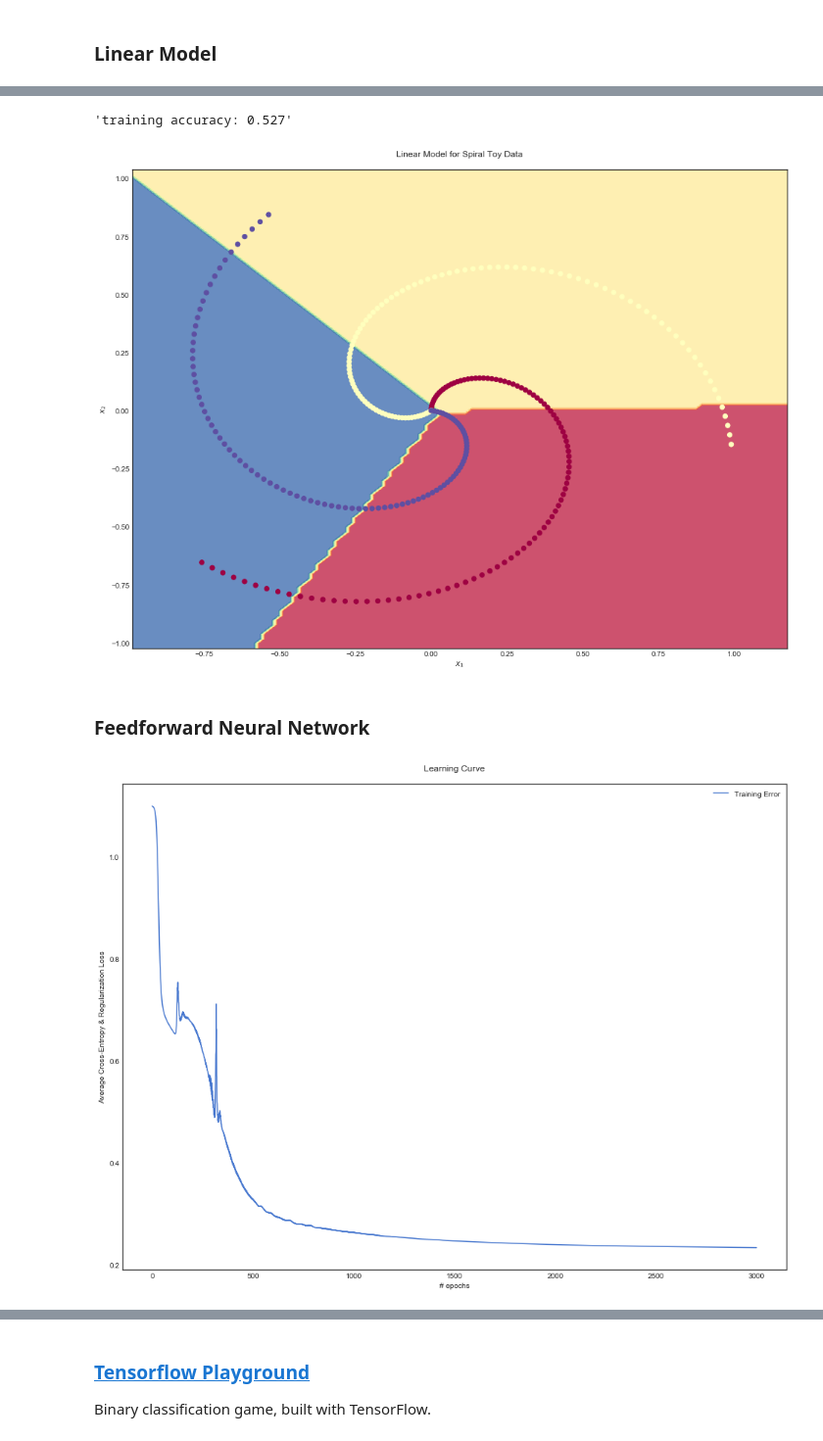
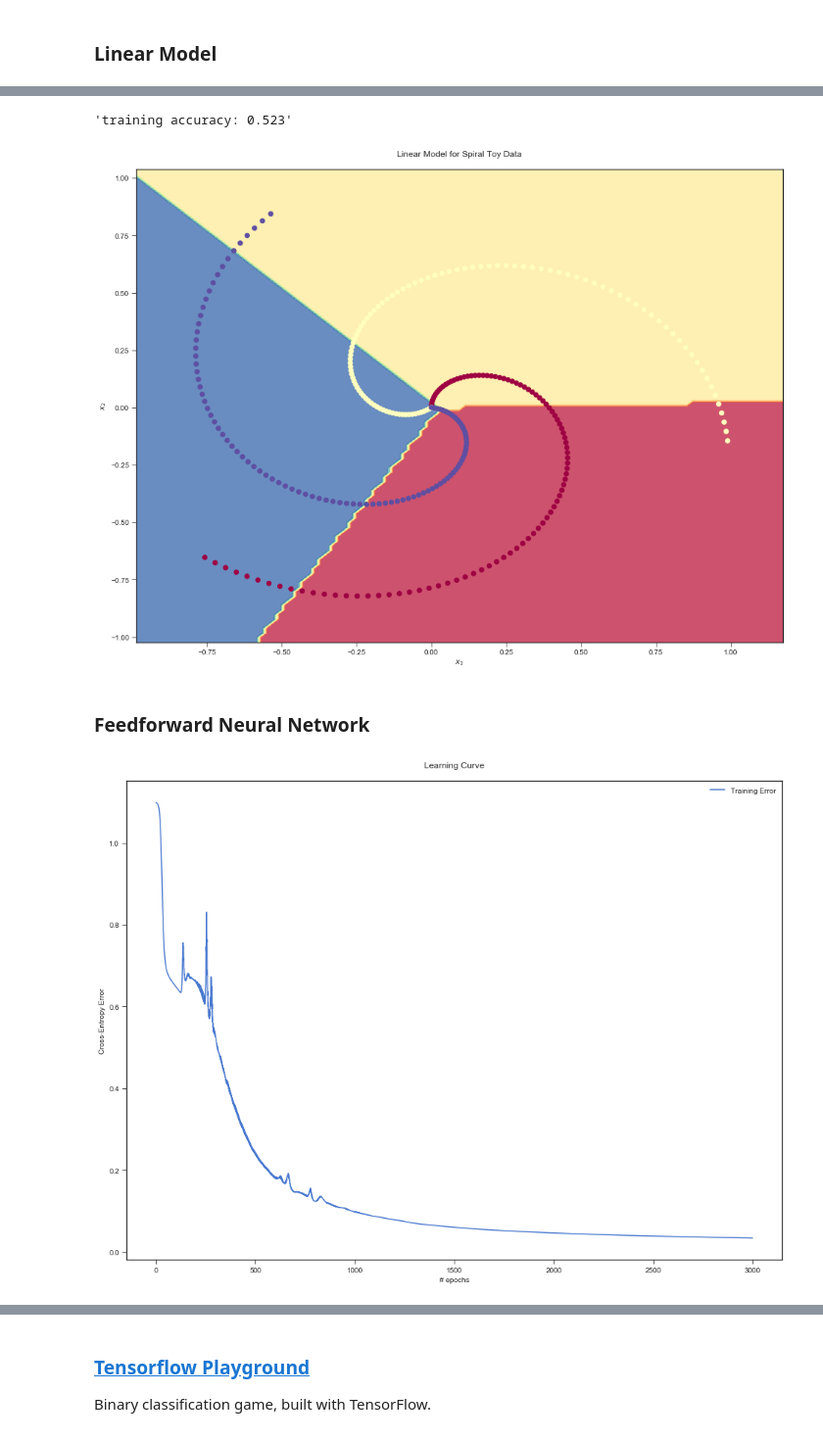
Before and after one commit to Imperial-College-Data-Science-Society/Neural-Networks, a Jupyter notebook: notebooks/Neural Networks.ipynb, the cells around one changed output, grey strips where cells are left out. Shown at 98% size. Saved outputs shown, nothing was run; the diff lists cells and outputs as text; code cells hidden in the pictures.

```diff
--- a/notebooks/Neural Networks.ipynb
+++ b/notebooks/Neural Networks.ipynb
@@ -66,7 +66,7 @@ import seaborn as sns
 # prettify plots
 plt.rcParams['figure.figsize'] = [16.0, 12.0]
 sns.set_palette(sns.color_palette("muted"))
-sns.set_style("white")
+sns.set_style("ticks")
 
 # supress warnings
 import warnings
@@ -107,7 +107,6 @@ b = np.zeros((1,K))
 
 # Hyperparameters
 eta = 1e-0 # learning rate
-reg = 1e-3 # regularization strength
 n_epochs = 150 # number of epochs
 
 # Number of datapoints
@@ -129,13 +128,9 @@ for i in range(n_epochs):
     # Softmax Layer
     probs = softmax(exp_scores)
 
-    # Average Cross-Entropy Loss
+    # Cross-Entropy Error
     corect_logprobs = -np.log(probs[range(N),_y])
-    data_loss = np.sum(corect_logprobs) / N
-    # Regularization Loss
-    reg_loss = 0.5 * reg * np.sum(W**2)
-    # Sum Losses
-    loss = data_loss + reg_loss
+    loss = np.sum(corect_logprobs) / N
 
     # Log
     hist.append(loss)
@@ -148,8 +143,6 @@ for i in range(n_epochs):
     # Compute gradients
     dW = np.dot(X.T, dscores)
     db = np.sum(dscores, axis=0, keepdims=True)
-    # Regularization gradient
-    dW = dW + reg*W
 
     # Update gradients
     W = W - (eta * dW)
@@ -160,6 +153,6 @@ plt.figure()
 plt.plot(hist)
 plt.title('Learning Curve\n')
 plt.xlabel('# epochs')
-plt.ylabel('Average Cross-Entropy & Regularization Loss')
+plt.ylabel('Cross-Entropy Error')
 plt.legend(['Training Error']);
 # %% [output]
@@ -171,7 +164,7 @@ prediction = np.argmax(scores, axis=1)
 
 'training accuracy: %.3f' % (np.mean(prediction == _y))
 # %% [output]
-'training accuracy: 0.527'
+'training accuracy: 0.523'
 # %%
 # Plot parameters
 h = 0.02 # density
@@ -194,7 +187,7 @@ plt.title('Linear Model for Spiral Toy Data\n')
 plt.xlabel('$x_{1}$')
 plt.ylabel('$x_{2}$');
 # %% [output]
-[figure, old version]
+[figure, new version]
 # %% [markdown]
 ### Feedforward Neural Network  <a class="anchor" id="feedforward-neural-network"></a>
 # %%
@@ -203,7 +196,6 @@ plt.ylabel('$x_{2}$');
 # Hyperparameters
 h = 100 # size of hidden layer
 eta = 1e-0 # learning rate
-reg = 1e-3 # regularization strength
 n_epochs = 3000 # number of epochs
 
 # Model Parameters
@@ -235,13 +227,9 @@ for i in range(n_epochs):
     # Softmax Layer
     probs = softmax(exp_scores)
 
-    # Average Cross-Entropy Loss
+    # Cross-Entropy Error
     corect_logprobs = -np.log(probs[range(N),_y])
-    data_loss = np.sum(corect_logprobs) / N
-    # Regularization Loss
-    reg_loss = 0.5 * reg * (np.sum(W1**2) + np.sum(W2**2))
-    # Sum Losses
-    loss = data_loss + reg_loss
+    loss = np.sum(corect_logprobs) / N
 
     # Log
     hist.append(loss)
@@ -249,39 +237,35 @@ for i in range(n_epochs):
     # Backward pass: compute gradients
     dscores = probs
     dscores[range(N), _y] -= 1
     dscores = dscores / N
 
     # Compute gradients
     # Backprop: W2, b2
     dW2 = np.dot(hidden_layer.T, dscores)
     db2 = np.sum(dscores, axis=0, keepdims=True)
     # Backprop: hidden layer
     dhidden = np.dot(dscores, W2.T)
     # Backprop: ReLU
     dhidden[hidden_layer <= 0] = 0
     # Backprop: W1, b1
     dW1 = np.dot(X.T, dhidden)
     db1 = np.sum(dhidden, axis=0, keepdims=True)
 
-    # Regularization gradient
-    dW2 = dW2 + (reg * W2)
-    dW1 = dW1 + (reg * W1)
-
     # Update gradients
     W1 = W1 - (eta * dW1)
     b1 = b1 - (eta * db1)
     W2 = W2 - (eta * dW2)
     b2 = b2 - (eta * db2)
 
 # Plot training error
 plt.figure()
 plt.plot(hist)
 plt.title('Learning Curve\n')
 plt.xlabel('# epochs')
-plt.ylabel('Average Cross-Entropy & Regularization Loss')
+plt.ylabel('Cross-Entropy Error')
 plt.legend(['Training Error']);
 # %% [output]
-[figure, old version]
+[figure, new version]
 # %%
 # Model Evaluation
 hidden_layer = relu(np.dot(X, W1) + b1)
```
Also changed, not shown: parts of 4 cells of this notebook, 7 other files.
